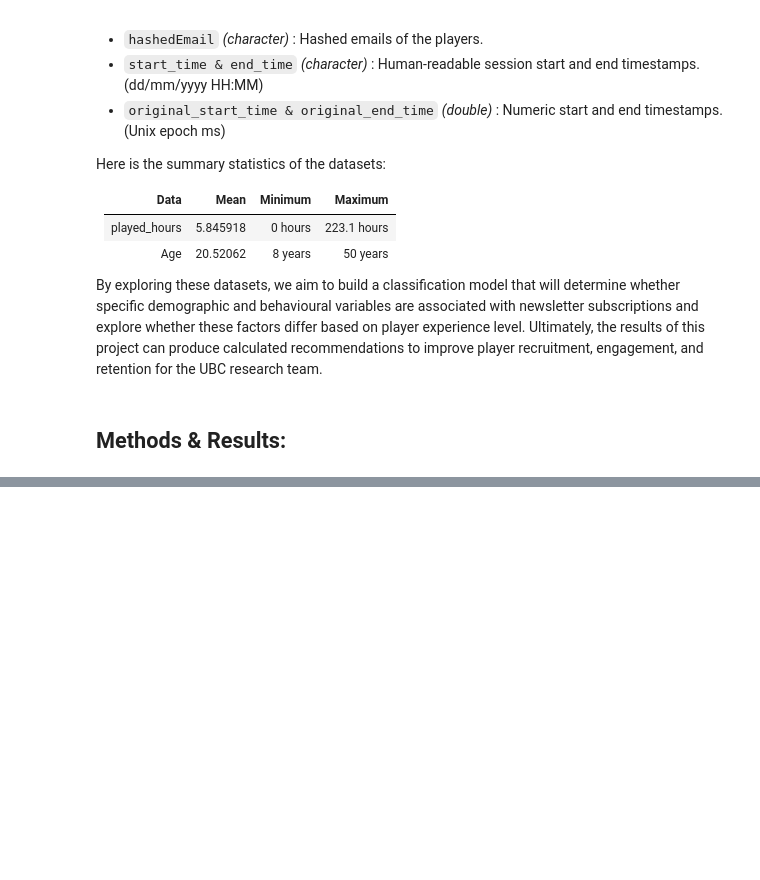
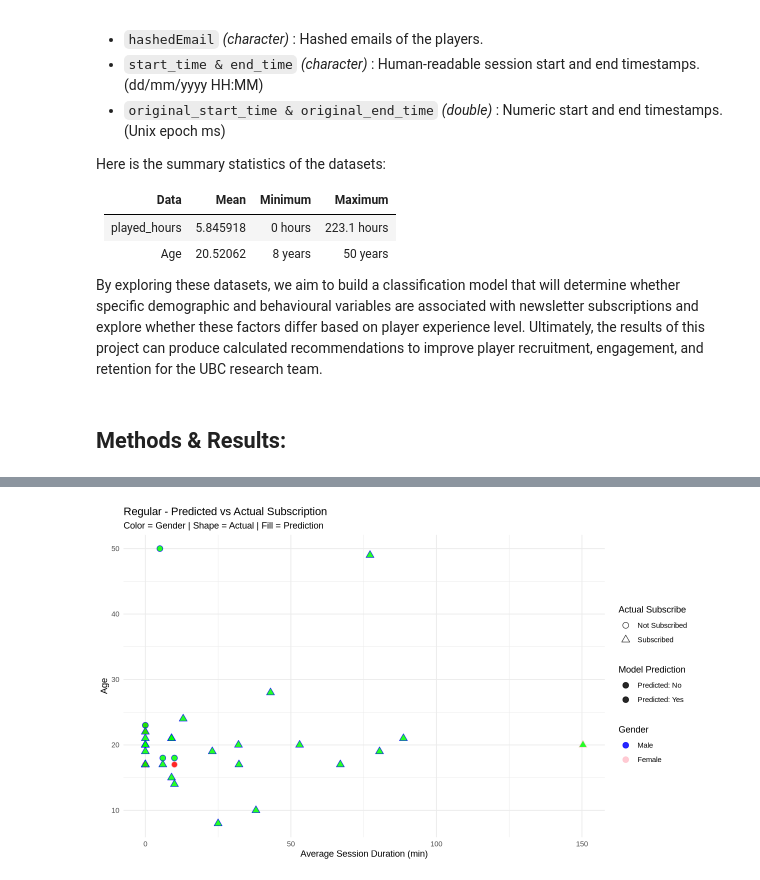
Before and after one commit to Parsa-Sha/DSCI_100_Project, a Jupyter notebook: FinalProject.ipynb, the cells around one changed output, grey strips where cells are left out. Drawn from its saved outputs; the diff is of its cells as text; code cells hidden in the pictures; blank space fills up the shorter version.

```diff
--- a/FinalProject.ipynb
+++ b/FinalProject.ipynb
@@ -362,0 +315,85 @@ ggplot(pro_preds_full, aes(x = avg_session_duration, y = Age)) +
+# %%
+# filter for Regular group and prepare data
+regular_data <- player_data %>%
+  filter(experience == "Regular") %>%
+  select(subscribe, Age, gender_num, avg_session_duration) %>%
+  drop_na() %>%
+  mutate(subscribe = as.factor(subscribe),
+gender_num = factor(gender_num, levels = c(0, 1, 2)))
+# split into training and testing sets
+set.seed(123)
+regular_split <- initial_split(regular_data, prop = 0.75, strata = subscribe)
+regular_train <- training(regular_split)
+regular_test  <- testing(regular_split)
+
+# create recipe and model spec
+regular_recipe <- recipe(subscribe ~ Age + gender_num + avg_session_duration, data = regular_train) %>%
+  step_normalize(all_numeric_predictors())
+
+regular_spec <- nearest_neighbor(neighbors = 5) %>%
+  set_engine("kknn") %>%
+  set_mode("classification")
+
+regular_workflow <- workflow() %>%
+  add_model(regular_spec) %>%
+  add_recipe(regular_recipe)
+
+# fit the model
+regular_fit <- fit(regular_workflow, data = regular_train)
+
+# predict and evaluate (accuracy, precision, recall only)
+regular_preds <- predict(regular_fit, regular_test) %>%
+  bind_cols(regular_test)
+
+regular_metrics <- metrics(regular_preds, truth = subscribe, estimate = .pred_class) %>%
+  filter(.metric %in% c("accuracy", "precision", "recall"))
+print(regular_metrics)
+
+# predict new player
+prep_recipe <- prep(regular_recipe)
+new_baked <- bake(prep_recipe, new_data = new_player)
+regular_new_pred <- predict(regular_fit, new_data = new_player)
+cat("Prediction for New Player (Regular):", as.character(regular_new_pred$.pred_class), "\n")
+
+# full predictions for plotting
+regular_full_preds <- predict(regular_fit, new_data = regular_data) %>%
+  bind_cols(regular_data)
+
+# plot: gender color, actual shape, predicted fill
+ggplot(regular_full_preds, aes(x = avg_session_duration, y = Age)) +
+  geom_point(aes(
+    color = factor(gender_num),
+    shape = subscribe,
+    fill = .pred_class
+  ), size = 3, alpha = 0.85) +
+  scale_color_manual(
+    values = c("blue", "pink", "grey"),
+    labels = c("Male", "Female", "Other"),
+    name = "Gender",
+      drop =FALSE
+  ) +
+  scale_shape_manual(
+    values = c(21, 24),
+    labels = c("Not Subscribed", "Subscribed"),
+    name = "Actual Subscribe"
+  ) +
+  scale_fill_manual(
+    values = c("red", "green"),
+    labels = c("Predicted: No", "Predicted: Yes"),
+    name = "Model Prediction"
+  ) +
+  labs(
+    title = "Regular - Predicted vs Actual Subscription",
+    subtitle = "Color = Gender | Shape = Actual | Fill = Prediction",
+    x = "Average Session Duration (min)",
+    y = "Age"
+  ) +
+  theme_minimal()
+
+# summary
+cat("\n Summary for Regular:\n")
+cat("- The model had moderate success in this group with consistent patterns for age and session length.\n")
+cat("- Accuracy:", round(regular_metrics %>% filter(.metric == "accuracy") %>% pull(.estimate), 2), "\n")
+cat("- Predicted the new regular player would be:", as.character(regular_new_pred$.pred_class), "\n")
+cat("- There may be more overlap between classes here, making it harder to separate subscribers.\n\n")
+# %% [output]
@@ -362,0 +411 @@ ggplot(pro_preds_full, aes(x = avg_session_duration, y = Age)) +
+[figure, added]
```
Also changed, not shown: parts of 27 cells of this notebook.
